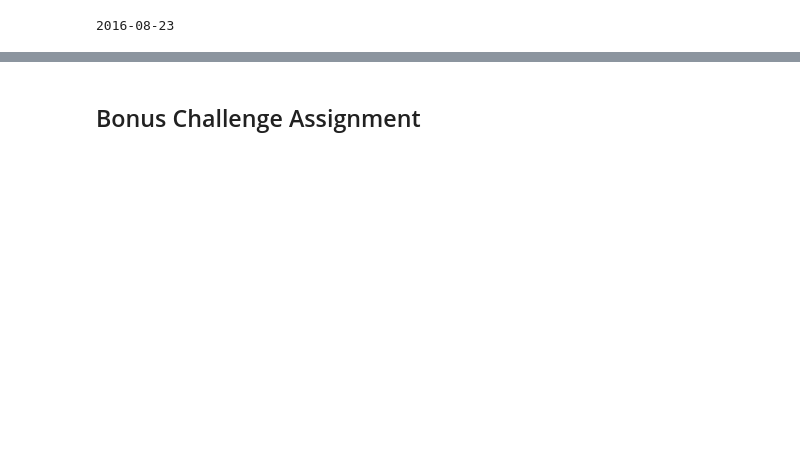
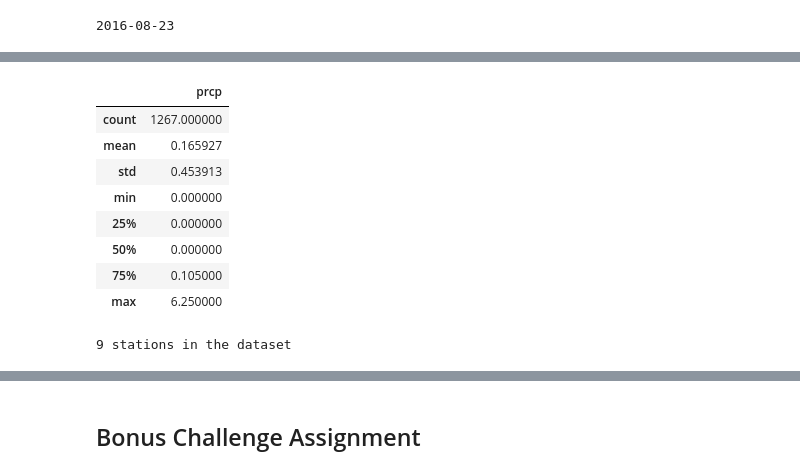
Before and after one commit to TechnJoe/Sqlalchemy-Challenge, a Jupyter notebook: climate_starter.ipynb, the cells around one changed output, grey strips where cells are left out. Drawn from its saved outputs; the diff is of its cells as text; code cells hidden in the pictures; blank space fills up the shorter version.

```diff
--- a/climate_starter.ipynb
+++ b/climate_starter.ipynb
@@ -129,7 +127,22 @@ plt.show()
 # %%
-# Use Pandas to calcualte the summary statistics for the precipitation data
+# Use Pandas to calculate the summary statistics for the precipitation data
+year_precip_df.describe()
+# %% [output]
+|  | prcp |
+| count | 1267.000000 |
+| mean | 0.165927 |
+| std | 0.453913 |
+| min | 0.000000 |
+| 25% | 0.000000 |
+| 50% | 0.000000 |
+| 75% | 0.105000 |
+| max | 6.250000 |
 # %%
 # Design a query to show how many stations are available in this dataset?
+session.query(func.count(station.station))
+print(f'{stations} stations in the dataset')
+# %% [output]
+9 stations in the dataset
 # %%
 # What are the most active stations? (i.e. what stations have the most rows)?
 # List the stations and the counts in descending order.
```
Also changed, not shown: parts of 10 cells of this notebook.
